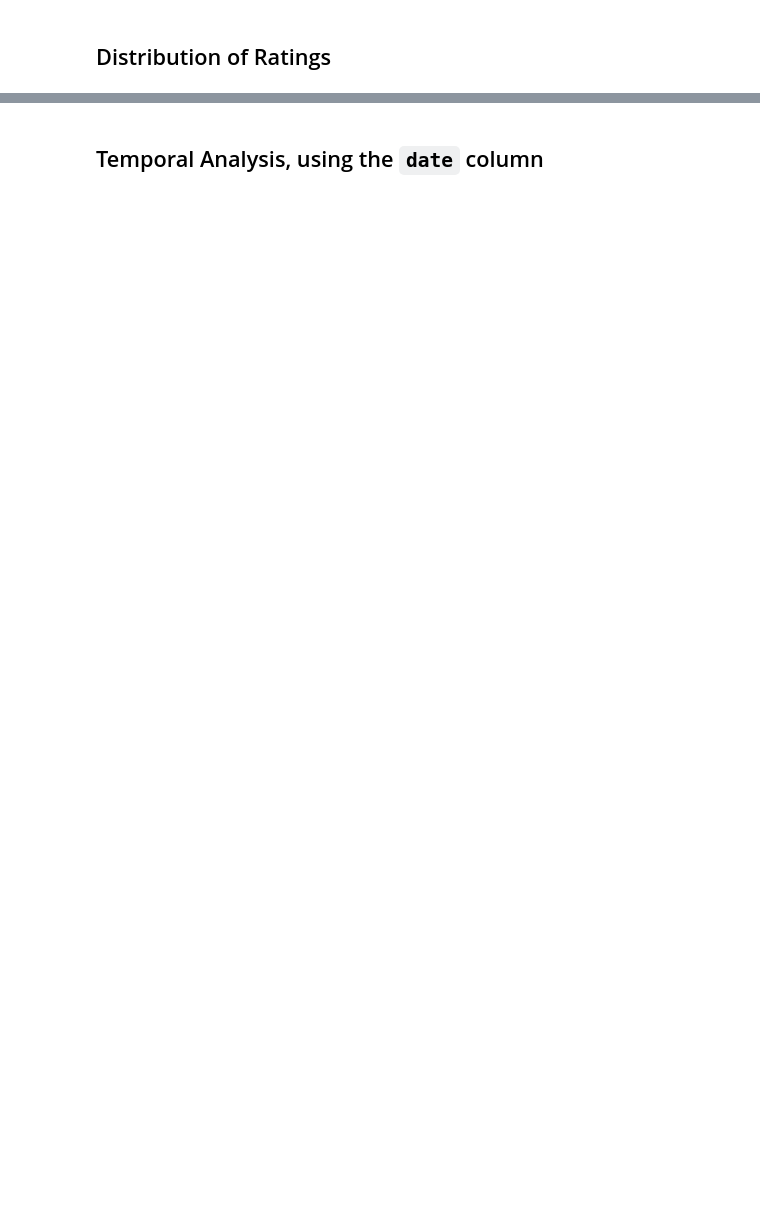
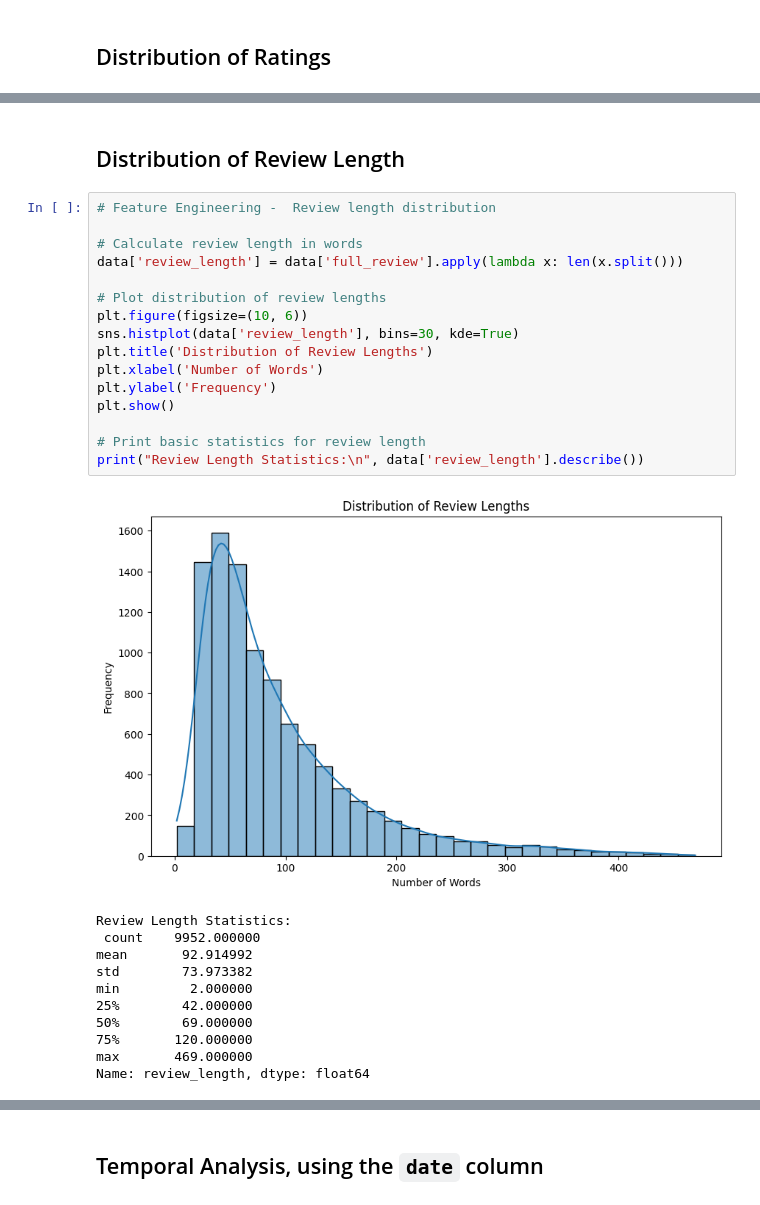
Before and after one commit to hyinki/mla, a Jupyter notebook: sia.ipynb, the cells around one changed output, grey strips where cells are left out. Drawn from its saved outputs; the diff is of its cells as text; blank space fills up the shorter version.

```diff
--- a/sia.ipynb
+++ b/sia.ipynb
@@ -377,0 +583,30 @@ data.describe()
+# %% [markdown]
+## Distribution of Review Length
+# %%
+# Feature Engineering -  Review length distribution
+
+# Calculate review length in words
+data['review_length'] = data['full_review'].apply(lambda x: len(x.split()))
+
+# Plot distribution of review lengths
+plt.figure(figsize=(10, 6))
+sns.histplot(data['review_length'], bins=30, kde=True)
+plt.title('Distribution of Review Lengths')
+plt.xlabel('Number of Words')
+plt.ylabel('Frequency')
+plt.show()
+
+# Print basic statistics for review length
+print("Review Length Statistics:\n", data['review_length'].describe())
+# %% [output]
+[figure, added]
+Review Length Statistics:
+ count    9952.000000
+mean       92.914992
+std        73.973382
+min         2.000000
+25%        42.000000
+50%        69.000000
+75%       120.000000
+max       469.000000
+Name: review_length, dtype: float64
```
Also changed, not shown: parts of 47 cells of this notebook.
